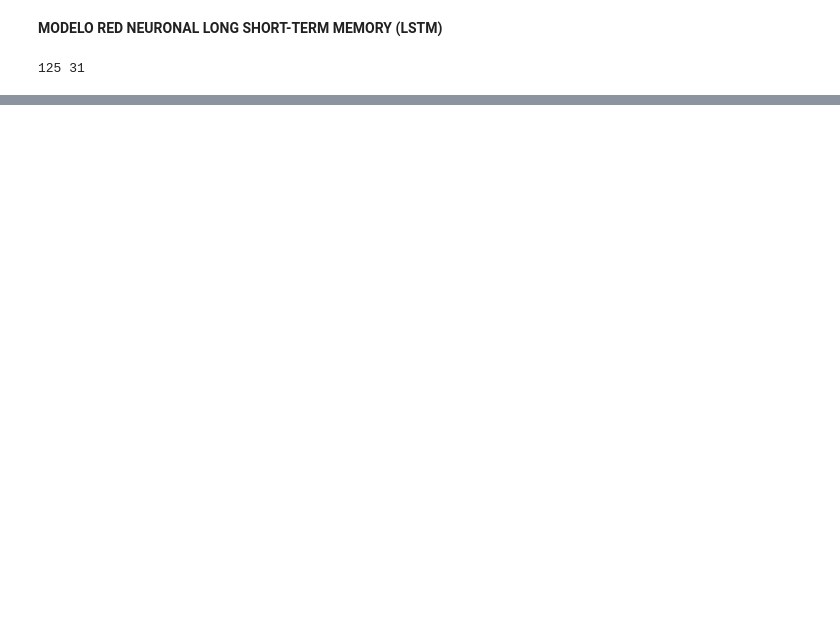
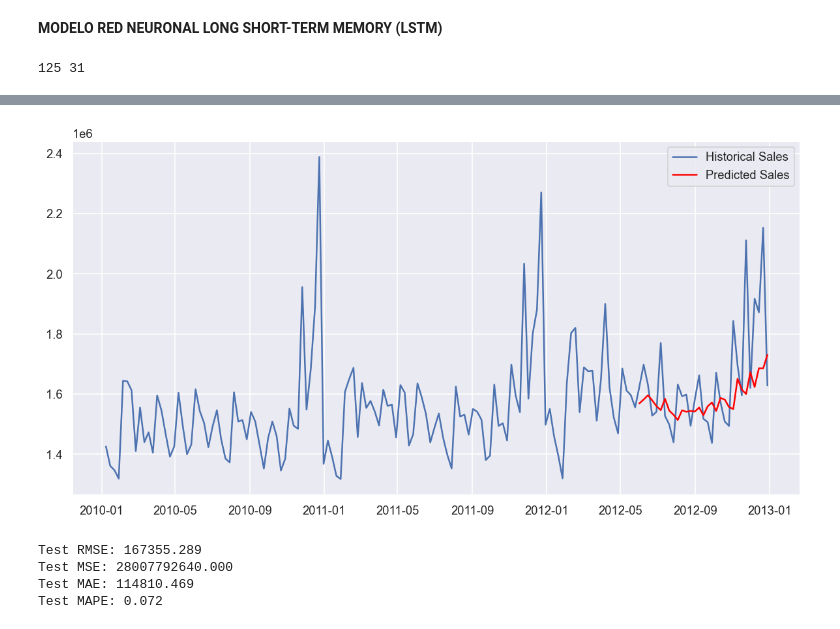
Before and after one commit to jgerezrodriguez/ProyectoFinalJG, a Jupyter notebook: ProyectoFinal-Rev1.ipynb, the cells around one changed output, grey strips where cells are left out. Cells and saved outputs as stored; diff of their text form; code cells hidden in the pictures; blank space fills up the shorter version.

```diff
--- a/ProyectoFinal-Rev1.ipynb
+++ b/ProyectoFinal-Rev1.ipynb
@@ -1135,0 +1725,2 @@ plt.show()
+# %%
+df_lstm_reset = df_lstm.reset_index()
@@ -1135,0 +1736,3 @@ plt.show()
+# %%
+df_lstm_reset_fecha = df_lstm_reset.Fecha[-31:]
+len(df_lstm_reset_fecha)
@@ -1135,0 +1763,3 @@ plt.show()
+# %%
+predicciones6_test = pd.DataFrame(data={'Fecha':df_lstm_reset_fecha, 'Prediccion':inv_yhat })
+predicciones6_test.head()
@@ -1135,0 +1785,34 @@ plt.show()
+# %%
+predicciones6_test.set_index('Fecha', inplace=True)
+# %%
+# plot baseline and predictions
+plt.figure(figsize=(12, 6))
+plt.plot(df_lstm.Ventas, label='Historical Sales')
+#plt.plot(trainPredictPlot, color='red')
+plt.plot(predicciones6_test, label='Predicted Sales', color='red')
+#plt.title('Predicciones del Modelo LSTM')
+plt.legend()
+plt.show()
+# %% [output]
+[figure, added]
+# %%
+#Calculo del error del modelo: RMSE (evaluate forecasts)
+rmse6 = sqrt(mean_squared_error(inv_yhat,  inv_y ))
+print('Test RMSE: %.3f' % rmse6)
+
+#Calculo del error cuadratico medio del modelo: MSE (evaluate forecasts)
+mse6 = mean_squared_error(inv_yhat,  inv_y)
+print('Test MSE: %.3f' % mse6)
+
+#Calculo del error absoluto medio del modelo: MAE (evaluate forecasts)
+mae6 = mean_absolute_error(inv_yhat,  inv_y)
+print('Test MAE: %.3f' % mae6)
+
+#Calculo del error porcentual Absoluto Medio del modelo: MAPE (evaluate forecasts)
+mape6 = mean_absolute_percentage_error(inv_yhat,  inv_y)
+print('Test MAPE: %.3f' % mape6)
+# %% [output]
+Test RMSE: 167355.289
+Test MSE: 28007792640.000
+Test MAE: 114810.469
+Test MAPE: 0.072
```
Also changed, not shown: parts of 65 cells of this notebook, 4 other files.
